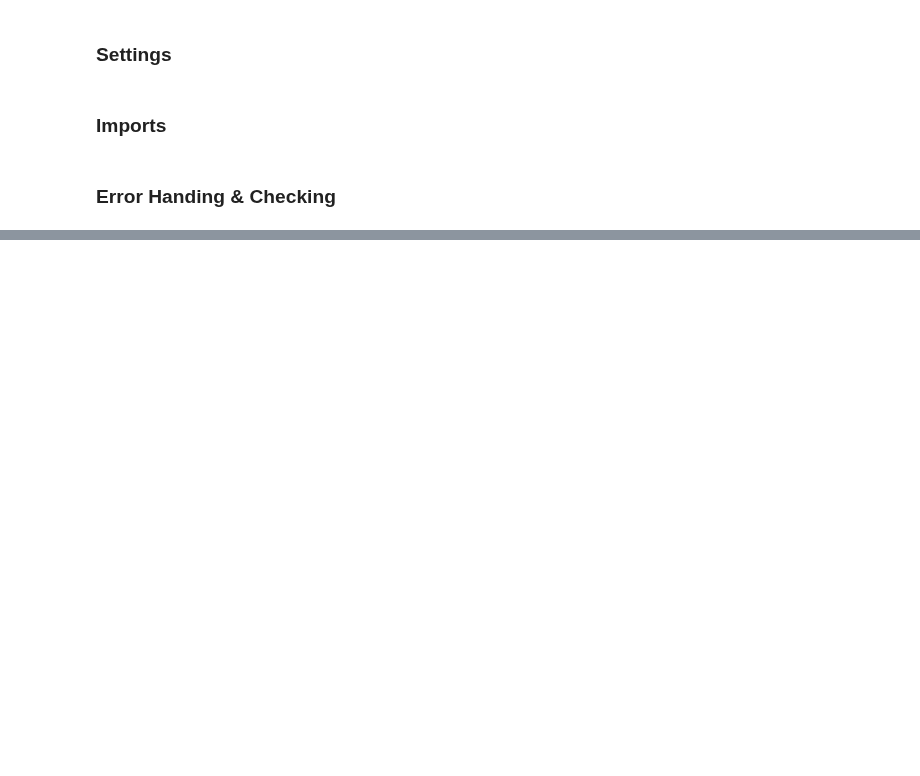
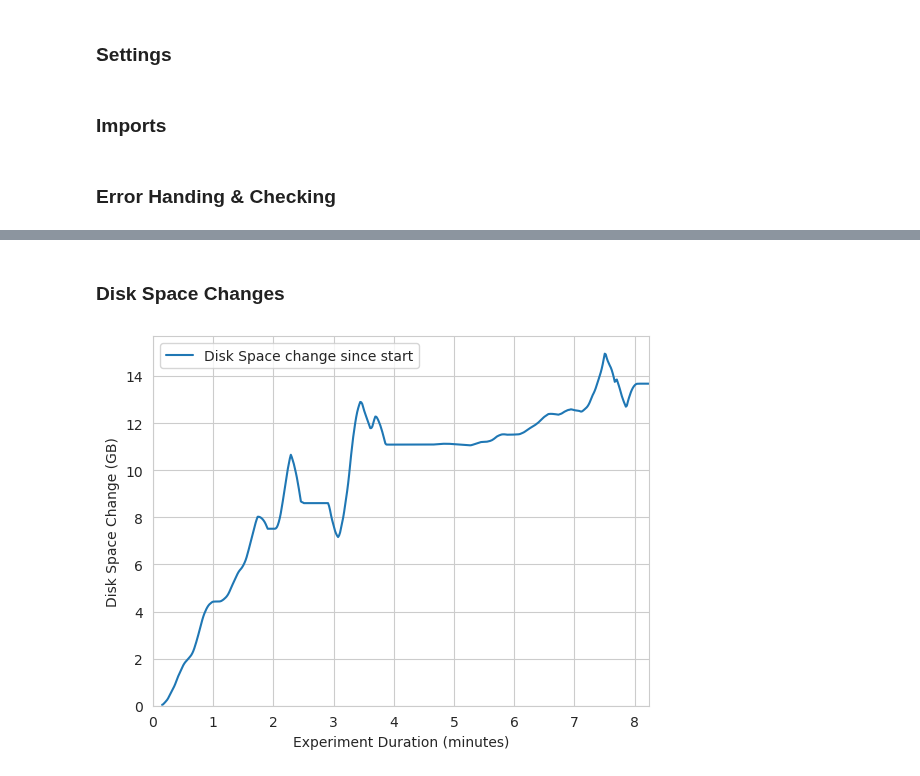
Before and after one commit to oakestra/oakestra-cli, a Jupyter notebook: oak_cli/evaluation/machine/graph.ipynb, the cells around one changed output, grey strips where cells are left out. Saved outputs shown, nothing was run; the diff lists cells and outputs as text; code cells hidden in the pictures; blank space fills up the shorter version.

```diff
--- a/oak_cli/evaluation/machine/graph.ipynb
+++ b/oak_cli/evaluation/machine/graph.ipynb
@@ -57,0 +62,22 @@ plt.show()
+# %% [markdown]
+### Disk Space Changes
+# %%
+# plt.figure(figsize=(10, 6))  # Adjust the figure size as needed
+
+if USE_ROLLING_WINDOW:
+    tmp = df[["Disk Space change since start"]].rolling(window=ROLLING_WINDOW_SIZE)
+    df[["Disk Space change since start"]] = tmp.mean() if USE_MEAN else tmp.median()
+
+
+df[["Disk Space change since start"]] = df[["Disk Space change since start"]] / 1024
+sns.lineplot(data=df[["Disk Space change since start"]])
+plt.xlabel("Experiment Duration " + "(minutes)" if USE_MINUTES else "(seconds)")
+plt.ylabel("Disk Space Change (GB)")
+
+# Constrain axes e.g. start at 0
+plt.xlim([0, max(df.index)])
+plt.ylim(0)
+
+plt.show()
+# %% [output]
+[figure, added]
```
Also changed, not shown: parts of 14 cells of this notebook, 3 other files.
